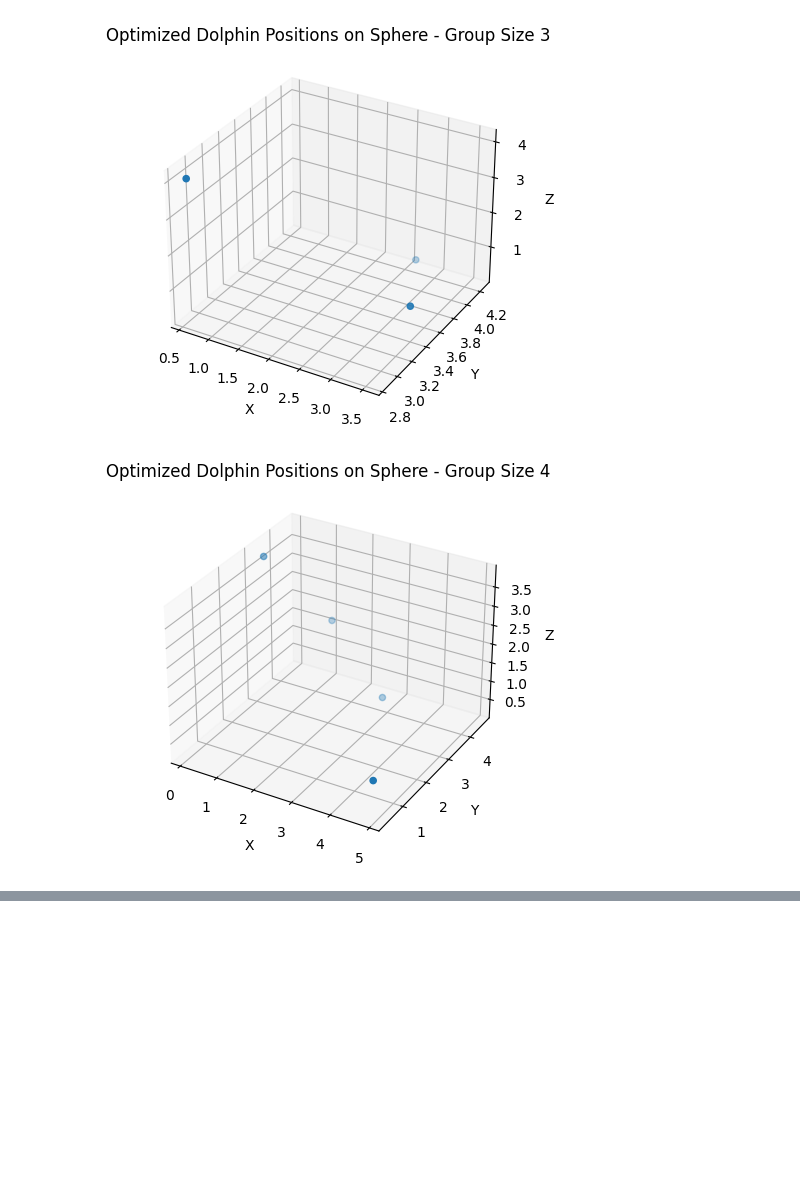
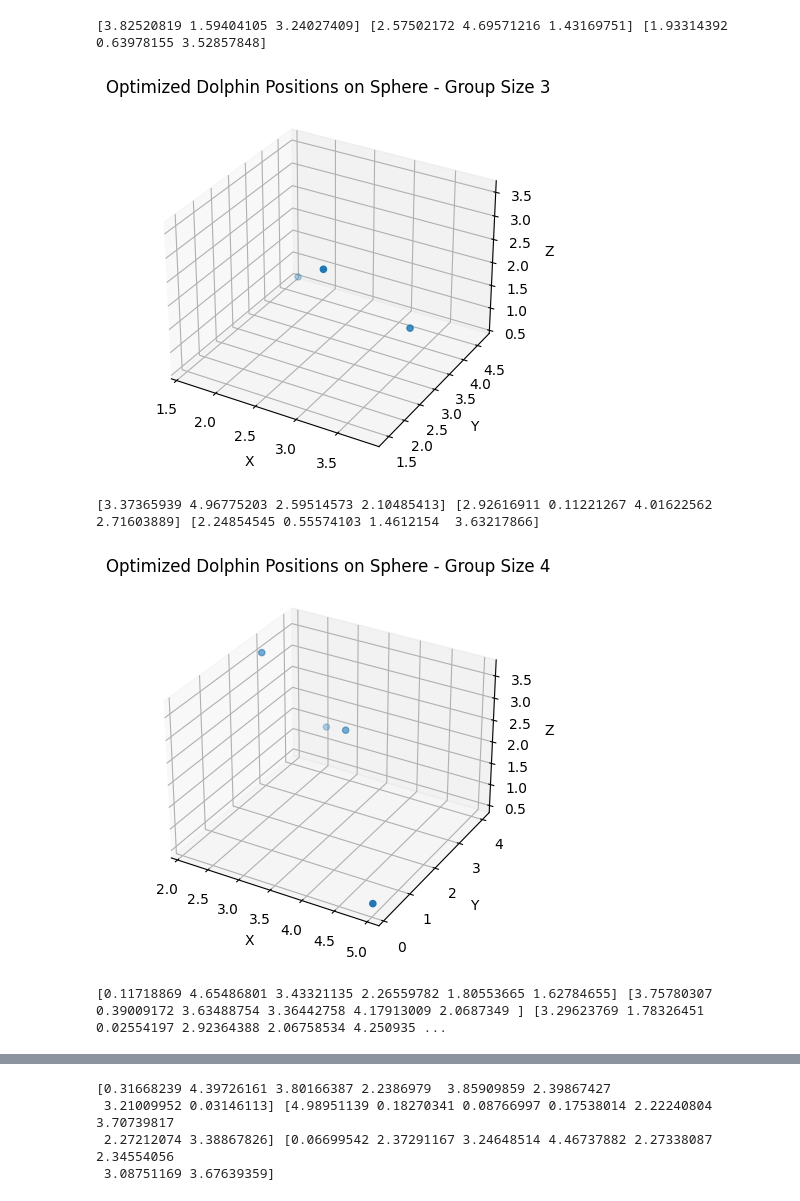
Before and after one commit to PeterK-UWP/Computational_Python, a Jupyter notebook: final_exam/dolphin_optimization.ipynb, the cells around one changed output, grey strips where cells are left out. Drawn from its saved outputs; the diff is of its cells as text; code cells hidden in the pictures; blank space fills up the shorter version.

Commit message:
dolphins?

```diff
--- a/final_exam/dolphin_optimization.ipynb
+++ b/final_exam/dolphin_optimization.ipynb
@@ -3,16 +18,13 @@ Apply the Optimization code to predict dolphin hunting parties of [3, 4, 6, 8, 1
 # %%
 import numpy as np
 import matplotlib.pyplot as plt
-from mpl_toolkits.mplot3d import Axes3D
+
 
 class Nelder_Mead:
     def __init__(self, dim, distance_cost_func, param=None):
         self.dim = dim
-
-
         self.simplex = np.zeros(dim*(dim + 1))
         self.simplex = np.reshape(self.simplex, (dim + 1, dim))
-
         self.param = param
         self.distance_cost_func = distance_cost_func
         self.val = np.zeros(dim + 1)
@@ -30,19 +42,24 @@ class Nelder_Mead:
             self.val[index] = self.calculate_cost(entry)
             return self.val[index], self.simplex[index]
 
+
     def __getitem__(self, index):
         return self.get(index)
 
+
     def __setitem__(self, index, entry):
         return self.get(index, entry)
+
 
     def max_min(self):
         indices = np.argsort(self.val)
         return indices[-1], indices[0]
 
+
     def sorted_index(self, index):
         indices = np.argsort(self.val)
         return indices[index]
+
 
     def centroid(self):
         max, min = self.max_min()
@@ -51,21 +68,25 @@ class Nelder_Mead:
             p_bar += self.simplex[i]
         for i in range(max + 1, self.dim + 1):
             p_bar += self.simplex[i]
-
         p_bar = p_bar/self.dim
         return p_bar
+
 
     def reflect(self, p_bar, p):
         return (1 + self.alpha) * p_bar - self.alpha * p
 
+
     def expand(self, p_bar, p):
         return self.gamma * p + (1 - self.gamma) * p_bar
+
 
     def contract(self, p_bar, p):
         return self.beta * p + (1 - self.beta) * p_bar
 
+
     def point_shrink(self, pl, p):
         return self.delta * p + (1 - self.delta) * pl
+
 
     def rmsd(self):
         average = 0.0
@@ -77,11 +98,14 @@ class Nelder_Mead:
         square_average /= self.dim
         return np.sqrt(np.abs(square_average - average*average))
 
+
     def calculate_cost(self, entry):
+        # With the new cost function, we add a definition to get the function depending on weather we have a parameter or not.
         if self.param is None:
             return self.distance_cost_func(entry)
         else:
             return self.distance_cost_func(entry, self.param)
+
 
     def nelder_mead_step(self):
         max_original, min_original = self.max_min()
@@ -137,8 +161,11 @@ class Nelder_Mead:
                         p_sh = self.point_shrink(pl, self.simplex[i])
                         self.get(i, p_sh)
                     return self.val[min_original], min_original, self.rmsd(), 'shrink'
+
+
     def initialize_simplex(self):
-            # Initialize simplex based on the number of dolphins
+        # Initialize simplex based on the number of dolphins
+        # Rather than inputting v, s = nm.get for random initial positions, I modified the code to use the np.random feature to get random initial points
         self.simplex = np.random.rand(self.dim + 1, self.dim)
 
 
@@ -150,48 +177,50 @@ class Nelder_Mead:
         return self.simplex[index]
 
 
-
-
 def distance_cost_func(dolphins):
+    # The cost function here has 2 conditions
+    # Here we get the pairwise distance between each dolphin, making sure that each calculation is only performed once. We use the np.square command to get the square of each term in the pairwise distance
     far_apart_cost = 0.01 * sum(np.square(np.linalg.norm(d1 - d2)) for i, d1 in enumerate(dolphins) for j, d2 in enumerate(dolphins) if i != j and np.linalg.norm(d1 - d2) > 2)
+    # The differance here is that we have the inverse square or 1/np.square
     too_close_cost = 0.01 * sum(1 / np.square(np.linalg.norm(d1 - d2)) for i, d1 in enumerate(dolphins) for j, d2 in enumerate(dolphins) if i != j and np.linalg.norm(d1 - d2) < 1)
     return far_apart_cost + too_close_cost
-
-def calculate_z_coordinates(x):
-    return np.sin(np.sqrt(np.sum(x**2, axis=1))) * 10
-
 
 
 def normalize_to_sphere(x, num_dolphins, radius=1.0):
     x = x.reshape(num_dolphins, -1)
     norm = np.linalg.norm(x, axis=1)
     normalized_x = radius * x / norm[:, np.newaxis]
     return normalized_x.flatten()
 
+
 if __name__ == '__main__':
-    np.random.seed()  # Set seed for reproducibility
 
+    np.random.seed(35)  # Set seed for reproducibility
     group_sizes = [3, 4, 6, 8, 10]
 
+
     for num_dolphins in group_sizes:
+        # The dimensionality depends on the 3D dimensions times the number of dolphins
         nm = Nelder_Mead(num_dolphins * 3, distance_cost_func)
+        # Like stated above we make a function to set the matrices, rather than writing an in initial point for each dolphin
         nm.initialize_simplex()
         x = nm.optimize()
-
         # Normalize to ensure positions are on a sphere with radius 5.0 (adjust as needed)
         x = normalize_to_sphere(x, num_dolphins, radius=5.0)
+        # Coordinates of each data point
+        print(x[::3], x[1::3], x[2::3])
 
         fig = plt.figure()
         ax = fig.add_subplot(111, projection='3d')
-
         ax.scatter(x[::3], x[1::3], x[2::3])
-
         ax.set_xlabel('X')
         ax.set_ylabel('Y')
         ax.set_zlabel('Z')
         ax.set_title(f'Optimized Dolphin Positions on Sphere - Group Size {num_dolphins}')
-
         plt.show()
 # %% [output]
+[3.82520819 1.59404105 3.24027409] [2.57502172 4.69571216 1.43169751] [1.93314392 0.63978155 3.52857848]
-[figure, old version]
+[figure, new version]
+[3.37365939 4.96775203 2.59514573 2.10485413] [2.92616911 0.11221267 4.01622562 2.71603889] [2.24854545 0.55574103 1.4612154  3.63217866]
-[figure, old version]
+[figure, new version]
+[0.11718869 4.65486801 3.43321135 2.26559782 1.80553665 1.62784655] [3.75780307 0.39009172 3.63488754 3.36442758 4.17913009 2.0687349 ] [3.29623769 1.78326451 0.02554197 2.92364388 2.06758534 4.250935 ...
@@ -198,0 +228,4 @@ if __name__ == '__main__':
+[0.31668239 4.39726161 3.80166387 2.2386979  3.85909859 2.39867427
+ 3.21009952 0.03146113] [4.98951139 0.18270341 0.08766997 0.17538014 2.22240804 3.70739817
+ 2.27212074 3.38867826] [0.06699542 2.37291167 3.24648514 4.46737882 2.27338087 2.34554056
+ 3.08751169 3.67639359]
```
Also changed, not shown: parts of 2 cells of this notebook.
